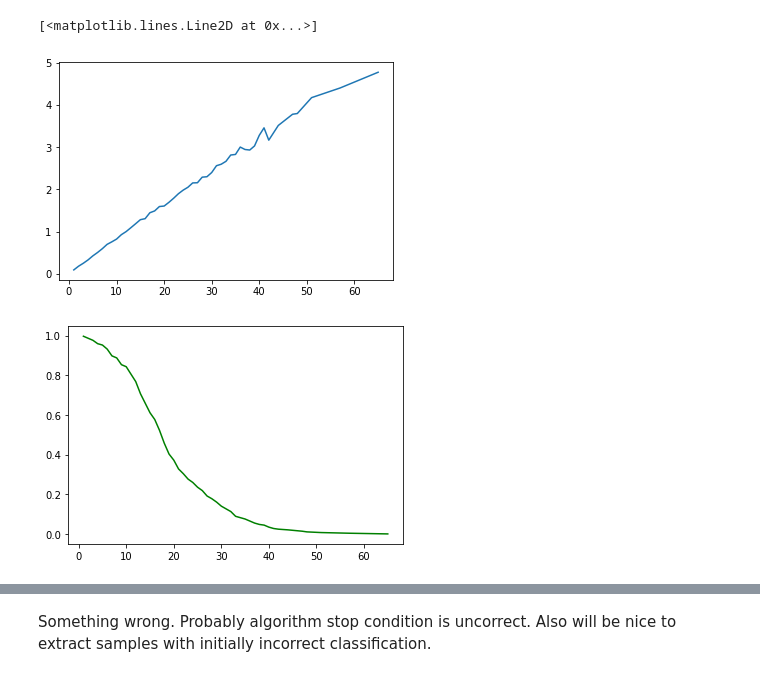
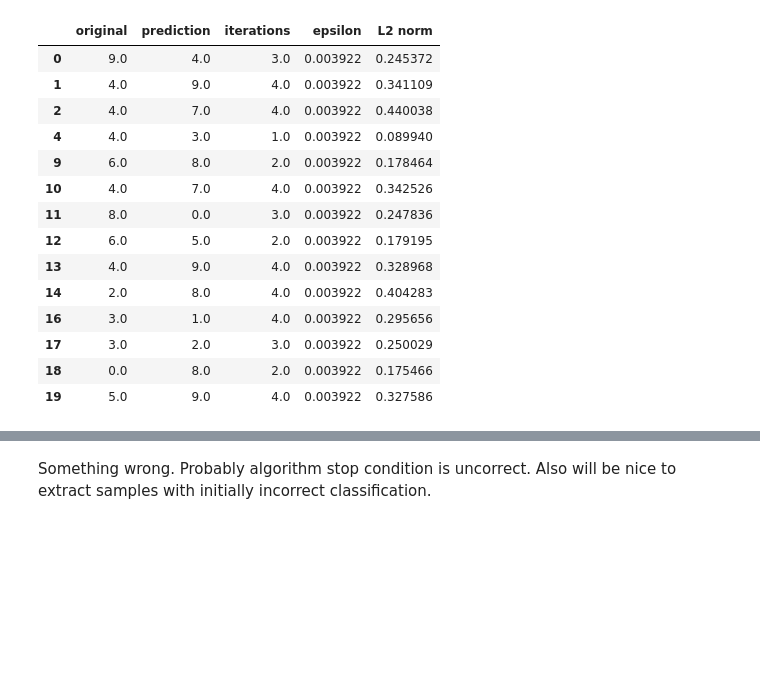
Before and after one commit to BohdanBuhrii/Defending-DNN-against-attacks, a Jupyter notebook: Program/Non-targeted attack compare.ipynb, the cells around one changed output, grey strips where cells are left out. Cells and saved outputs as stored; diff of their text form; code cells hidden in the pictures; blank space fills up the shorter version.

```diff
--- a/Program/Non-targeted attack compare.ipynb
+++ b/Program/Non-targeted attack compare.ipynb
@@ -146,9 +144,24 @@ non_targeted.head()
+# %%
+insights[insights['L2 norm'] > 0]
+# %% [output]
+|  | original | prediction | iterations | epsilon | L2 norm |
+| 0 | 9.0 | 4.0 | 3.0 | 0.003922 | 0.245372 |
+| 1 | 4.0 | 9.0 | 4.0 | 0.003922 | 0.341109 |
+| 2 | 4.0 | 7.0 | 4.0 | 0.003922 | 0.440038 |
+| 4 | 4.0 | 3.0 | 1.0 | 0.003922 | 0.089940 |
+| 9 | 6.0 | 8.0 | 2.0 | 0.003922 | 0.178464 |
+| 10 | 4.0 | 7.0 | 4.0 | 0.003922 | 0.342526 |
+| 11 | 8.0 | 0.0 | 3.0 | 0.003922 | 0.247836 |
+| 12 | 6.0 | 5.0 | 2.0 | 0.003922 | 0.179195 |
+| 13 | 4.0 | 9.0 | 4.0 | 0.003922 | 0.328968 |
+| 14 | 2.0 | 8.0 | 4.0 | 0.003922 | 0.404283 |
+| 16 | 3.0 | 1.0 | 4.0 | 0.003922 | 0.295656 |
+| 17 | 3.0 | 2.0 | 3.0 | 0.003922 | 0.250029 |
+| 18 | 0.0 | 8.0 | 2.0 | 0.003922 | 0.175466 |
+| 19 | 5.0 | 9.0 | 4.0 | 0.003922 | 0.327586 |
 # %%
-pretrub_by_iter = non_targeted.groupby('iterations', as_index=False)['L2 norm'].mean()
-pretrub_by_iter = pretrub_by_iter.sort_values("iterations")
+# pretrub_by_iter = non_targeted.groupby('iterations', as_index=False)['L2 norm'].mean()
+# pretrub_by_iter = pretrub_by_iter.sort_values("iterations")
 
-plt.plot(pretrub_by_iter['iterations'], pretrub_by_iter['L2 norm'])
+# plt.plot(pretrub_by_iter['iterations'], pretrub_by_iter['L2 norm'])
-# %% [output]
-[<matplotlib.lines.Line2D at 0x...>]
-[figure, removed]
 # %%
@@ -160,4 +173,2 @@ iterations_t = pretrub_by_iter["iterations"].values
 # %%
-FGSM_t, = plt.plot(iterations_t, accuracy_t, 'g-', label='TFGSM')
+# FGSM_t, = plt.plot(iterations_t, accuracy_t, 'g-', label='TFGSM')
-# %% [output]
-[figure, removed]
```
Also changed, not shown: parts of 22 cells of this notebook, 1 other file.
